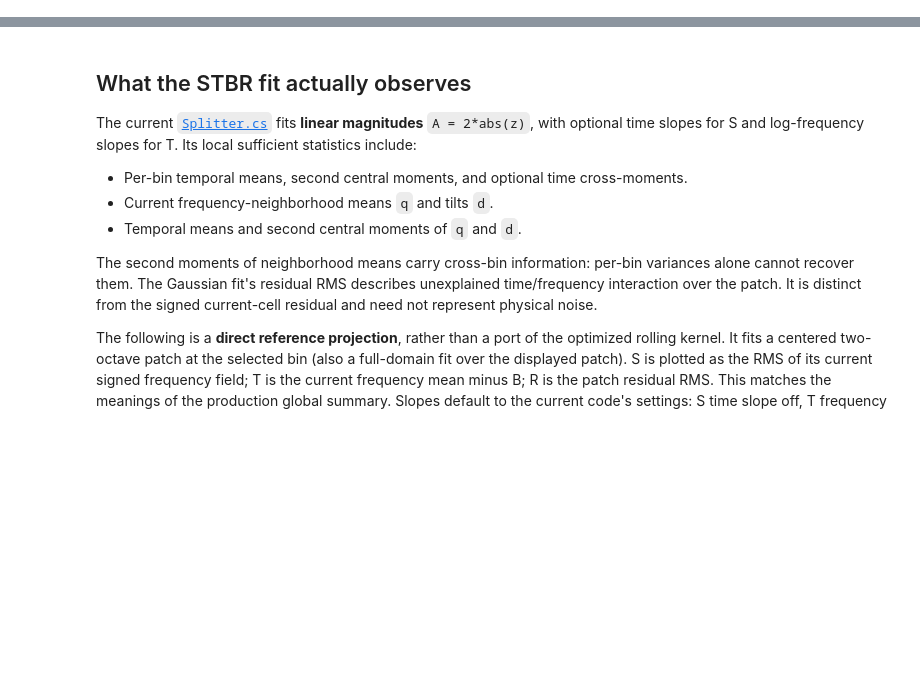
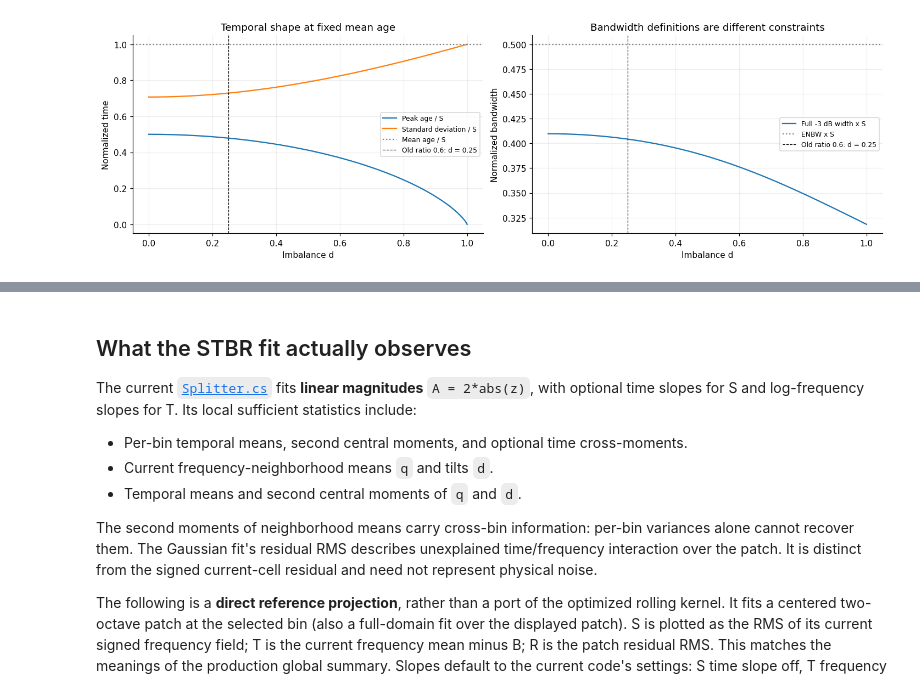
Before and after one commit to phantomsc2/AEther, a Jupyter notebook: doc/swift-window-lab.ipynb, the cells around one changed output, grey strips where cells are left out. Saved outputs shown, nothing was run; the diff lists cells and outputs as text; code cells hidden in the pictures; blank space fills up the shorter version.

```diff
--- a/doc/swift-window-lab.ipynb
+++ b/doc/swift-window-lab.ipynb
@@ -506,0 +763,22 @@ display(tradeoff_control, tradeoff_output)
+# %%
+def shape_sweep():
+    values = np.linspace(0, 1, 301)
+    peak, sigma, width = np.array([continuous_shape(d) for d in values]).T
+    fig, axes = plt.subplots(1, 2, figsize=(13, 4), constrained_layout=True)
+    axes[0].plot(values, peak, label='Peak age / S')
+    axes[0].plot(values, sigma, label='Standard deviation / S')
+    axes[0].axhline(1, color='gray', ls=':', label='Mean age / S')
+    axes[0].set(title='Temporal shape at fixed mean age', xlabel='Imbalance d', ylabel='Normalized time')
+    axes[1].plot(values, width, label='Full -3 dB width x S')
+    axes[1].axhline(.5, color='gray', ls=':', label='ENBW x S')
+    axes[1].set(title='Bandwidth definitions are different constraints', xlabel='Imbalance d',
+                ylabel='Normalized bandwidth')
+    for ax in axes:
+        ax.axvline(.25, color='black', lw=.8, ls='--', label='Old ratio 0.6: d = 0.25')
+        ax.legend(fontsize=8)
+    plt.show()
+    plt.close(fig)
+
+shape_sweep()
+# %% [output]
+[figure, added]
```
Also changed, not shown: parts of 45 cells of this notebook, 32 other files.
